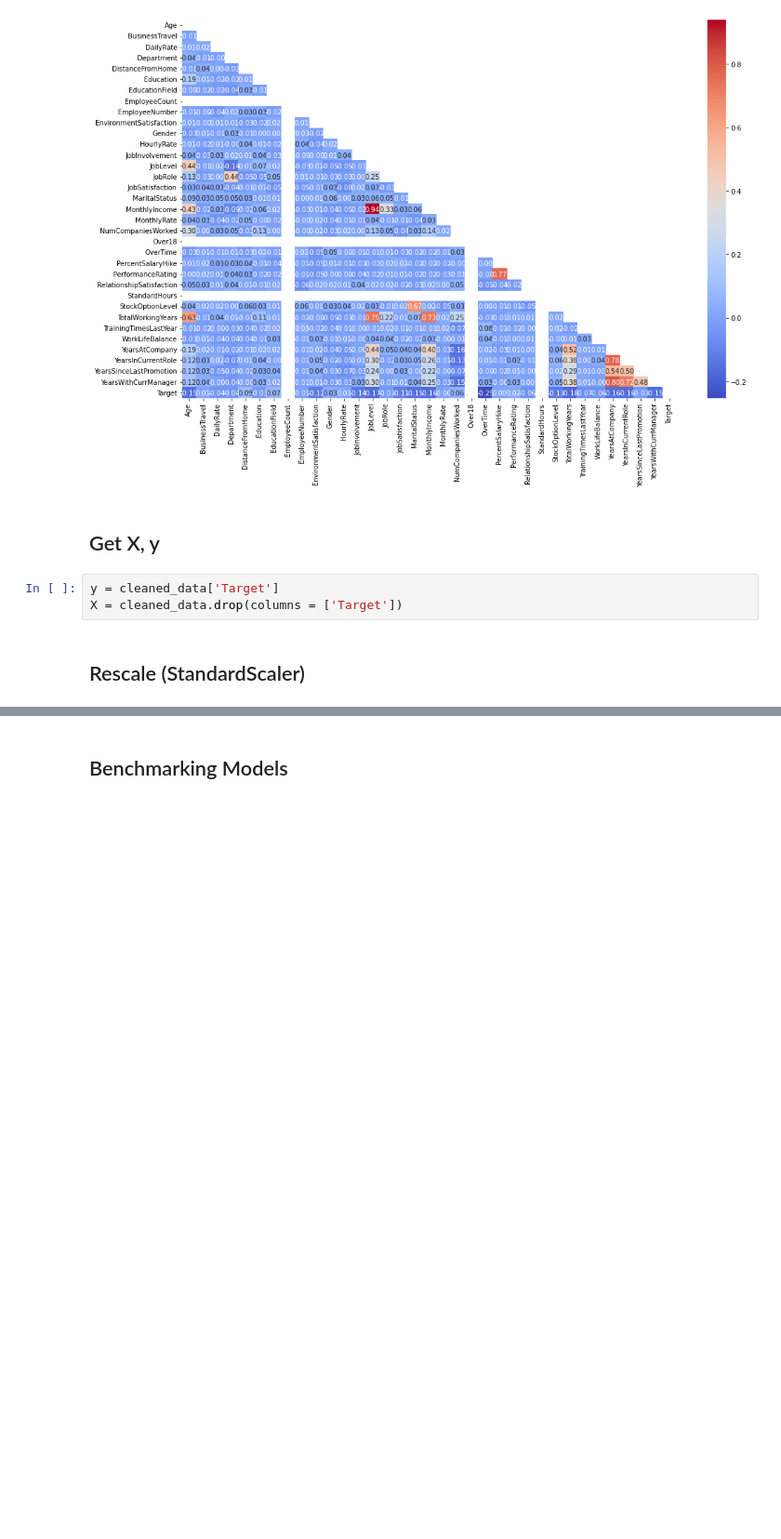
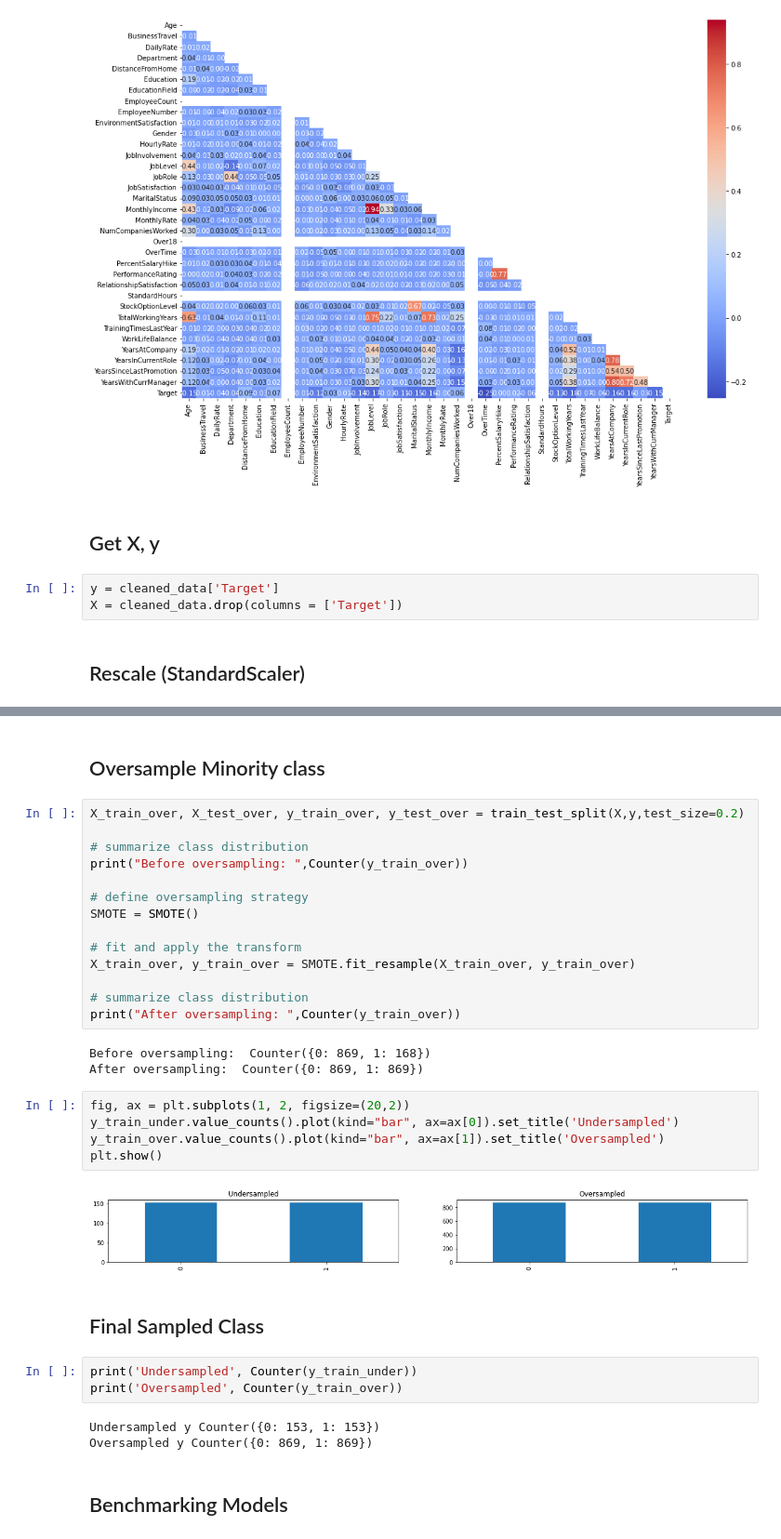
Before and after one commit to jancyrillmendoza/IBM-Data-Analysis, a Jupyter notebook: _IBM_Data_Analysis.ipynb, the cells around one changed output, grey strips where cells are left out. Shown: that part at 93% size. Saved outputs shown, nothing was run; the diff lists cells and outputs as text; blank space fills up the shorter version.

```diff
--- a/_IBM_Data_Analysis.ipynb
+++ b/_IBM_Data_Analysis.ipynb
@@ -227,3 +270,37 @@ Warning: Total number of columns (34) exceeds max_columns (20) limiting to first
+# %% [markdown]
+## Oversample Minority class
+# %%
+X_train_over, X_test_over, y_train_over, y_test_over = train_test_split(X,y,test_size=0.2)
+
+# summarize class distribution
+print("Before oversampling: ",Counter(y_train_over))
+
+# define oversampling strategy
+SMOTE = SMOTE()
+
+# fit and apply the transform
+X_train_over, y_train_over = SMOTE.fit_resample(X_train_over, y_train_over)
+
+# summarize class distribution
+print("After oversampling: ",Counter(y_train_over))
+# %% [output]
+Before oversampling:  Counter({0: 869, 1: 168})
+After oversampling:  Counter({0: 869, 1: 869})
+# %%
+fig, ax = plt.subplots(1, 2, figsize=(20,2))
+y_train_under.value_counts().plot(kind="bar", ax=ax[0]).set_title('Undersampled')
+y_train_over.value_counts().plot(kind="bar", ax=ax[1]).set_title('Oversampled')
+plt.show()
+# %% [output]
+[figure, added]
+# %% [markdown]
+## Final Sampled Class
+# %%
+print('Undersampled', Counter(y_train_under))
+print('Oversampled', Counter(y_train_over))
+# %% [output]
+Undersampled y Counter({0: 153, 1: 153})
+Oversampled y Counter({0: 869, 1: 869})
 # %% [markdown]
 ## Benchmarking Models
 # %%
```
Also changed, not shown: parts of 63 cells of this notebook.
